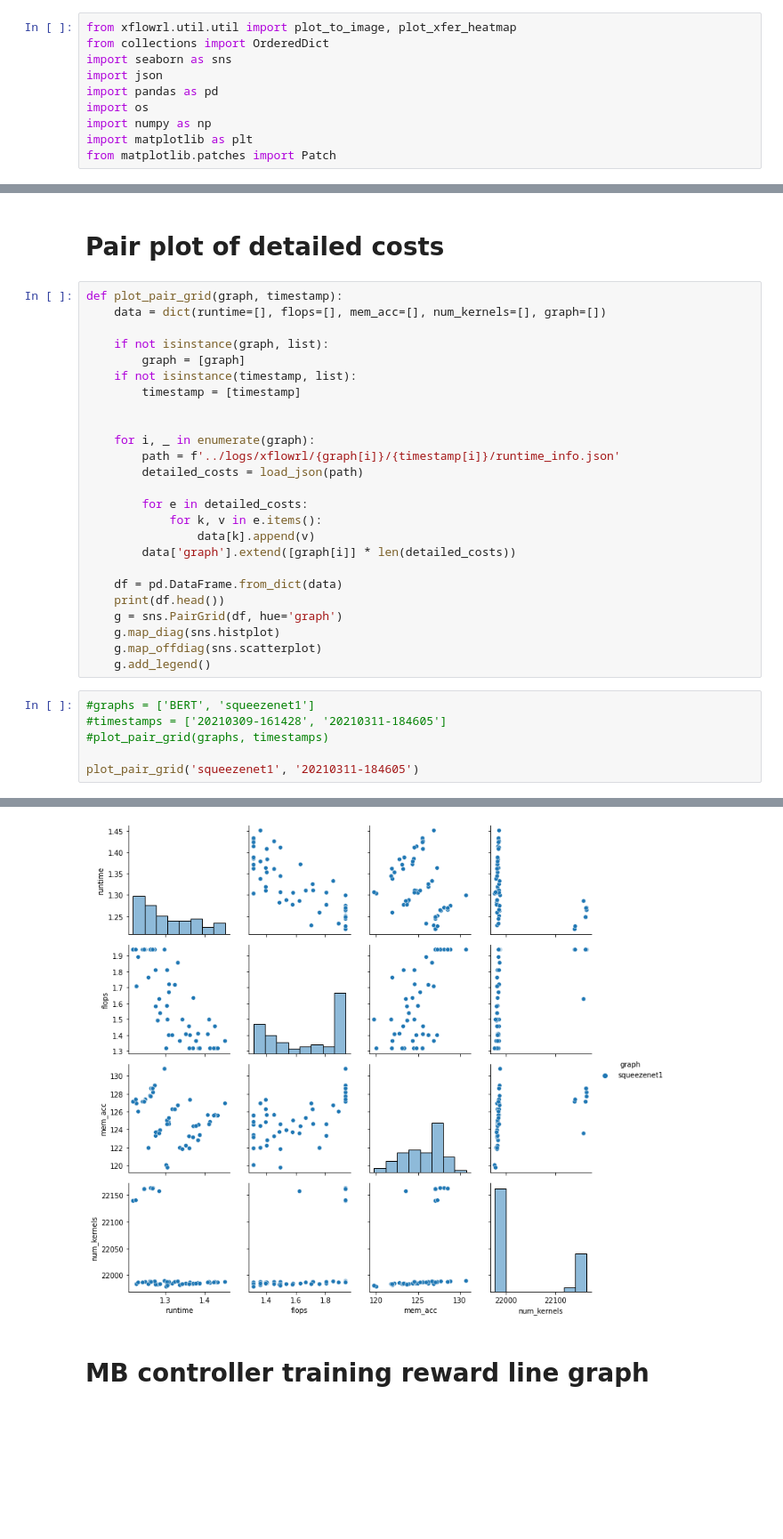
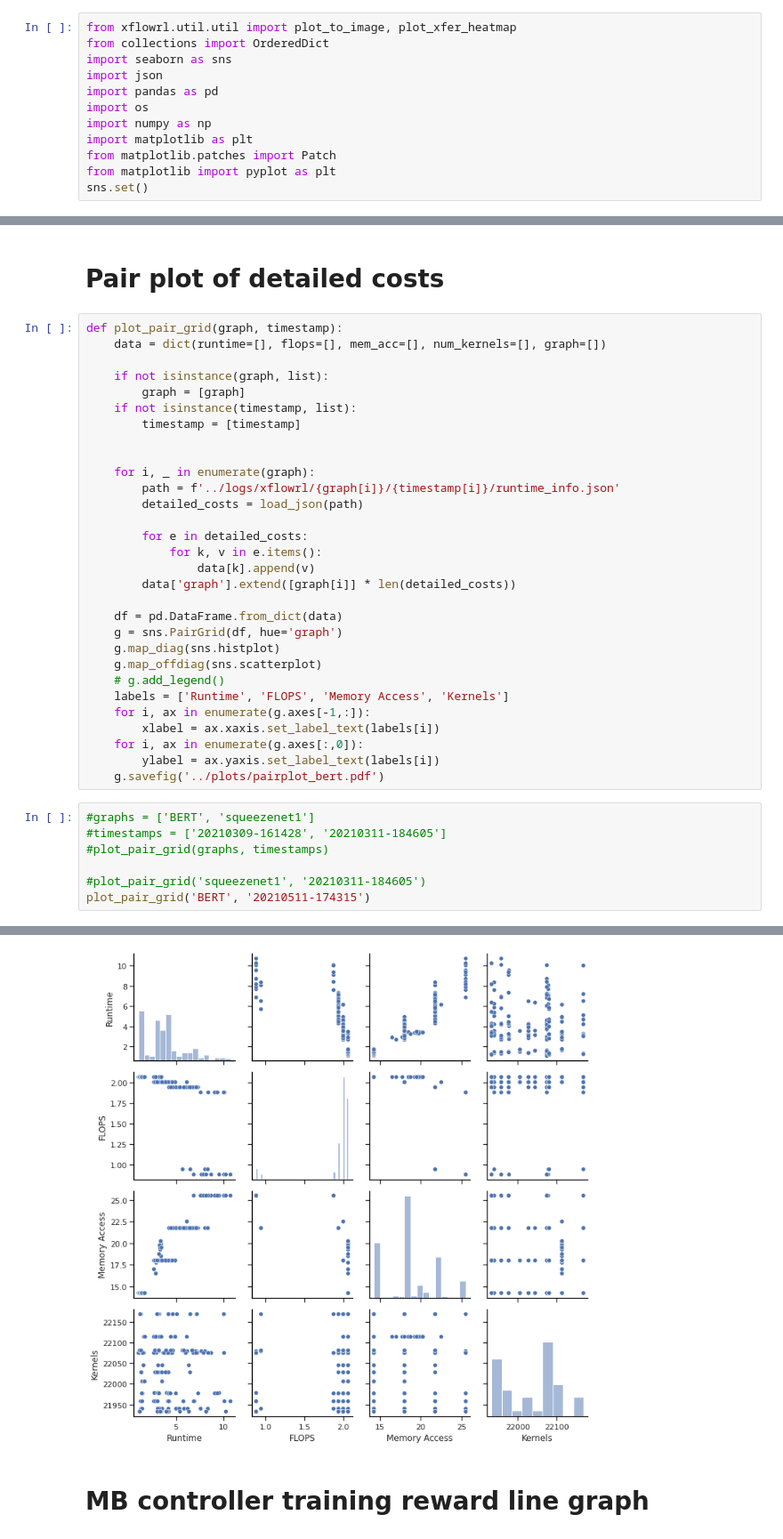
Before and after one commit to seanjparker/rlflow, a Jupyter notebook: notebooks/plotting.ipynb, the cells around one changed output, grey strips where cells are left out. Shown at 89% size. Cells and saved outputs as stored; diff of their text form; blank space fills up the shorter version.

Commit message:
Add updated plots

```diff
--- a/notebooks/plotting.ipynb
+++ b/notebooks/plotting.ipynb
@@ -8,6 +8,8 @@ import os
 import numpy as np
 import matplotlib as plt
 from matplotlib.patches import Patch
+from matplotlib import pyplot as plt
+sns.set()
 # %% [markdown]
 # Utils
 # %%
@@ -95,15 +98,21 @@ def plot_pair_grid(graph, timestamp):
         data['graph'].extend([graph[i]] * len(detailed_costs))
 
     df = pd.DataFrame.from_dict(data)
-    print(df.head())
     g = sns.PairGrid(df, hue='graph')
     g.map_diag(sns.histplot)
     g.map_offdiag(sns.scatterplot)
-    g.add_legend()
+    # g.add_legend()
+    labels = ['Runtime', 'FLOPS', 'Memory Access', 'Kernels']
+    for i, ax in enumerate(g.axes[-1,:]):
+        xlabel = ax.xaxis.set_label_text(labels[i])
+    for i, ax in enumerate(g.axes[:,0]):
+        ylabel = ax.yaxis.set_label_text(labels[i])
+    g.savefig('../plots/pairplot_bert.pdf')
 # %%
 #graphs = ['BERT', 'squeezenet1']
 #timestamps = ['20210309-161428', '20210311-184605']
 #plot_pair_grid(graphs, timestamps)
 
-plot_pair_grid('squeezenet1', '20210311-184605')
+#plot_pair_grid('squeezenet1', '20210311-184605')
+plot_pair_grid('BERT', '20210511-174315')
 # %% [output]
@@ -116,4 +119,4 @@ plot_pair_grid('squeezenet1', '20210311-184605')
-[figure, old version]
+[figure, new version]
 # %% [markdown]
 # MB controller training reward line graph
 # %%
```
Also changed, not shown: parts of 26 cells of this notebook, 14 other files.
